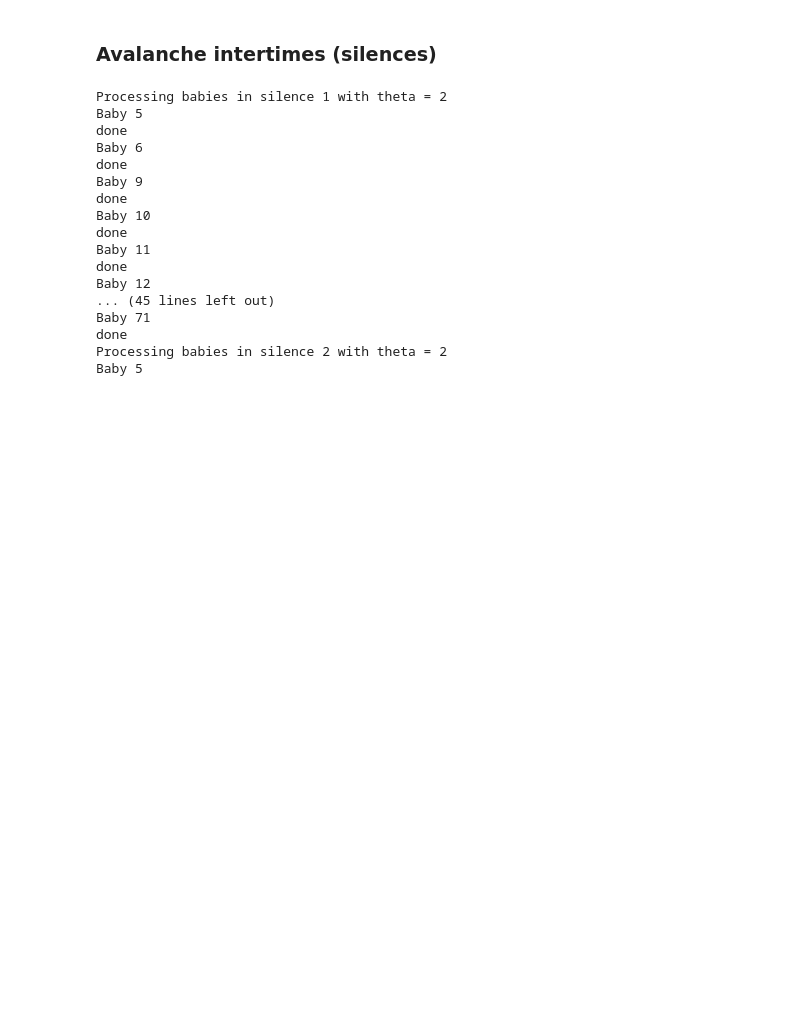
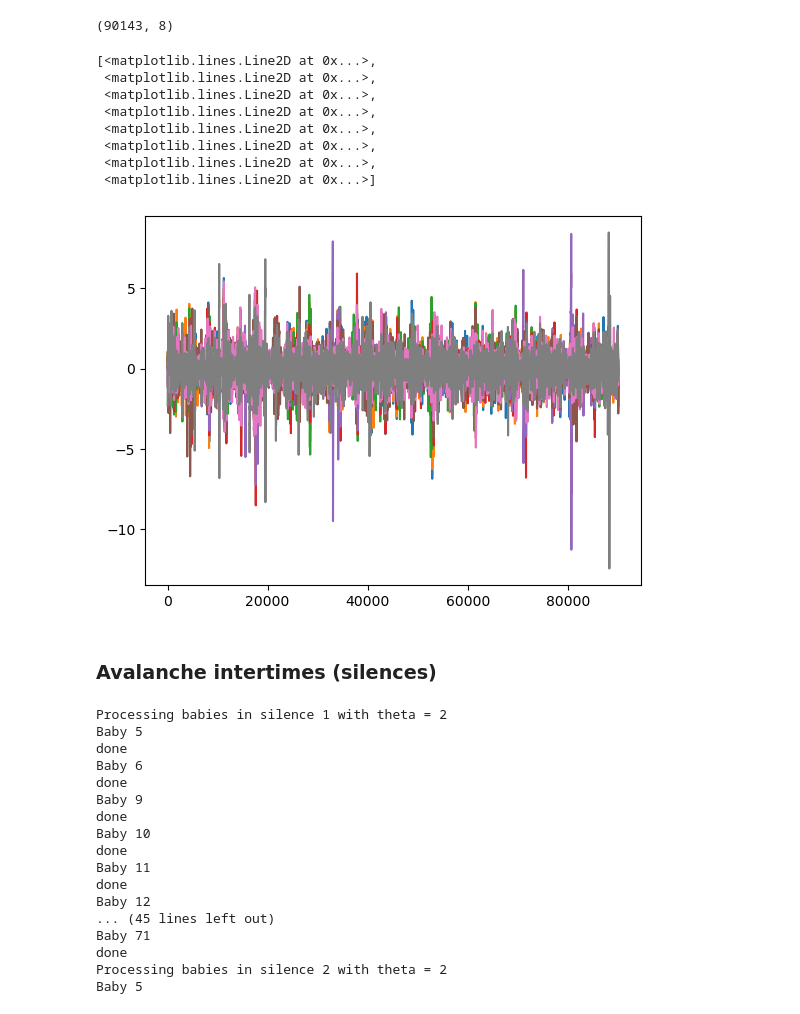
Before and after one commit to benedetta-mariani/EEG-avalanche-analysis, a Jupyter notebook: avalanche_new_method.ipynb, the cells around one changed output. Drawn from its saved outputs; the diff is of its cells as text; code cells hidden in the pictures; blank space fills up the shorter version.

```diff
--- a/avalanche_new_method.ipynb
+++ b/avalanche_new_method.ipynb
@@ -6,6 +6,34 @@ import pandas as pd
 import powerlaw as pwl
 # %%
 os.chdir('../../../Downloads/New_datasets-20240309T152559Z-001/New_datasets/')
+# %%
+bbs1=[int(x) for x in open("./bbs_s1.dat", "r").read().split("\n")]
+bbs2=[int(x) for x in open("./bbs_s2.dat", "r").read().split("\n")]
+
+bbs1=np.array(bbs1) #The group of babies for silence 1
+bbs2=np.array(bbs2) #The group of babies for silence 2
+# %%
+babies = np.array(list(set(bbs1) or set(bbs2)))
+# %%
+num = babies[0]
+sil = 1
+fl1=pd.read_table("./trials_silence"+str(sil)+"/bb"+str(num)+"s"+str(sil)+".dat", sep="\s+", header = None)
+# %%
+fl1.shape
+# %% [output]
+(90143, 8)
+# %%
+plt.plot(fl1)
+# %% [output]
+[<matplotlib.lines.Line2D at 0x...>,
+ <matplotlib.lines.Line2D at 0x...>,
+ <matplotlib.lines.Line2D at 0x...>,
+ <matplotlib.lines.Line2D at 0x...>,
+ <matplotlib.lines.Line2D at 0x...>,
+ <matplotlib.lines.Line2D at 0x...>,
+ <matplotlib.lines.Line2D at 0x...>,
+ <matplotlib.lines.Line2D at 0x...>]
+[figure, added]
 # %%
 #num: is the baby's number,
 #sil: is the kind of silence,
```
Also changed, not shown: 1 other file.
